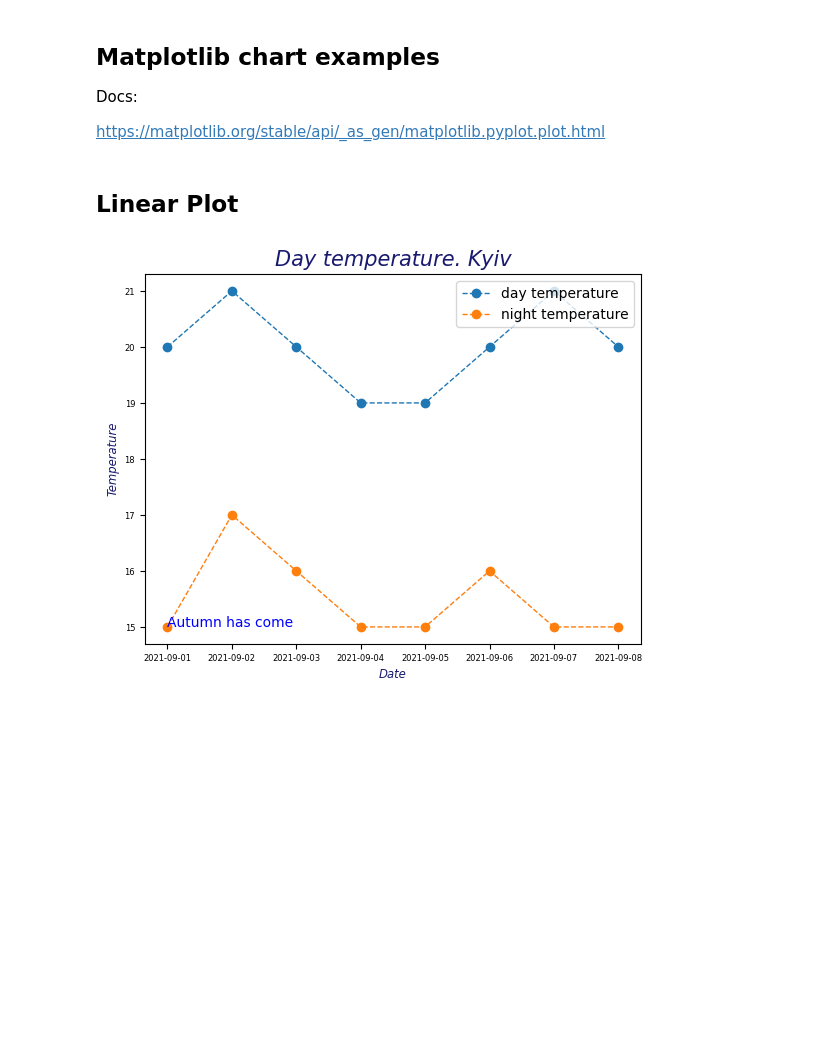
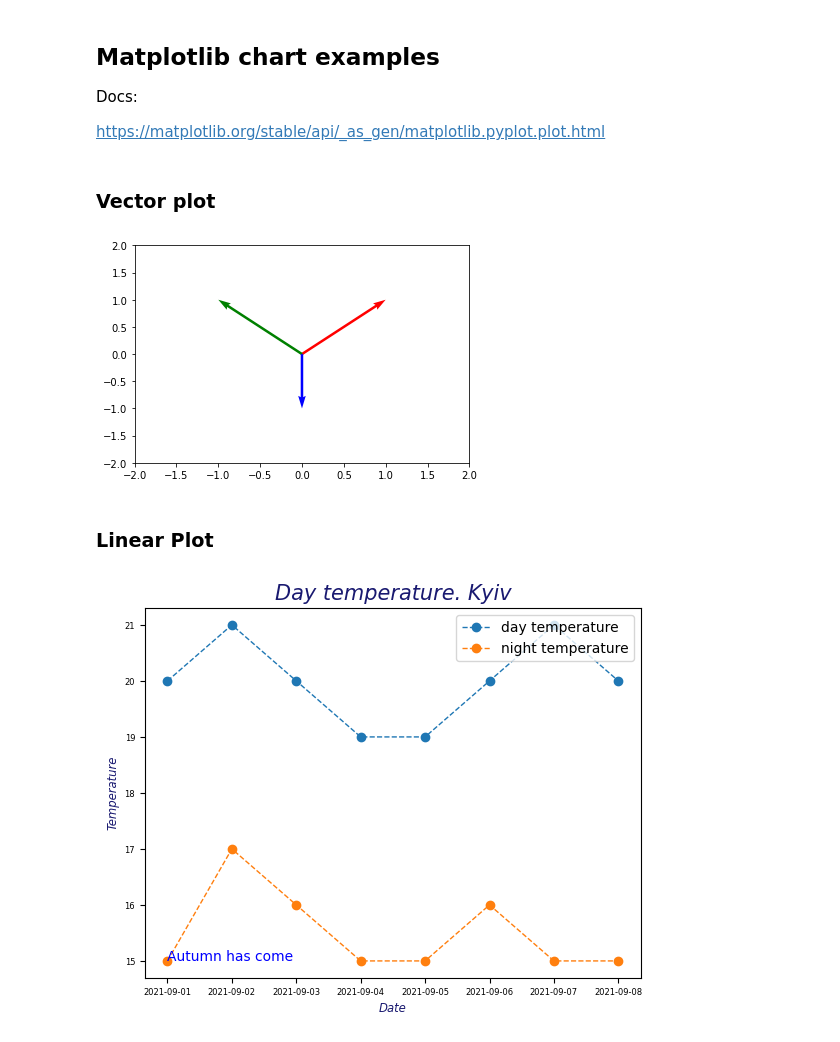
Before and after one commit to Chernegi/ds-tools, a Jupyter notebook: 01_Visualise_Matplotlib.ipynb, the cells around one changed output. Cells and saved outputs as stored; diff of their text form; code cells hidden in the pictures; blank space fills up the shorter version.

Commit message:
visualisation update

```diff
--- a/01_Visualise_Matplotlib.ipynb
+++ b/01_Visualise_Matplotlib.ipynb
@@ -9,5 +10,32 @@ import pandas as pd
+# %% [markdown]
+### Vector plot
+# %%
+vec0 = [2, 2]
+vec1 = [-2, 2]
+vec2 = [0, -2]
+
+vectors = np.array([
+    vec0,
+    vec1,
+    vec2
+])
+
+origin = np.array([[0, 0, 0], [0, 0, 0]])  # origin (start) points
+
+
+def print_vector(vectors, origin):
+    plt.quiver(*origin, vectors[:, 0], vectors[:, 1], color=['r',
+               'g', 'b'], angles='xy', scale_units='xy', scale=2)
+    plt.xlim(-2, 2)
+    plt.ylim(-2, 2)
+    plt.show()
+
+
+print_vector(vectors, origin)
+# %% [output]
+[figure, added]
 # %% [markdown]
-## Linear Plot
+### Linear Plot
 # %%
 date = pd.date_range(start='2021-09-01', freq='D', periods=8)
 
```
Also changed, not shown: parts of 4 cells of this notebook, 2 other files.
